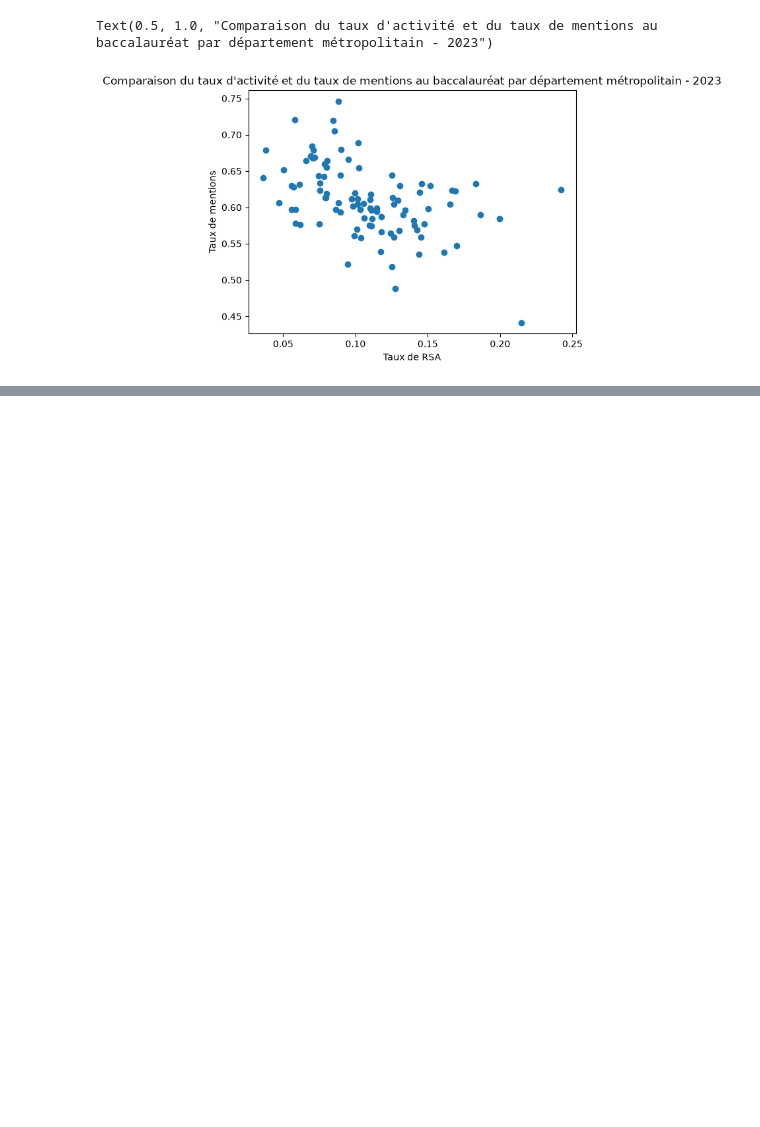
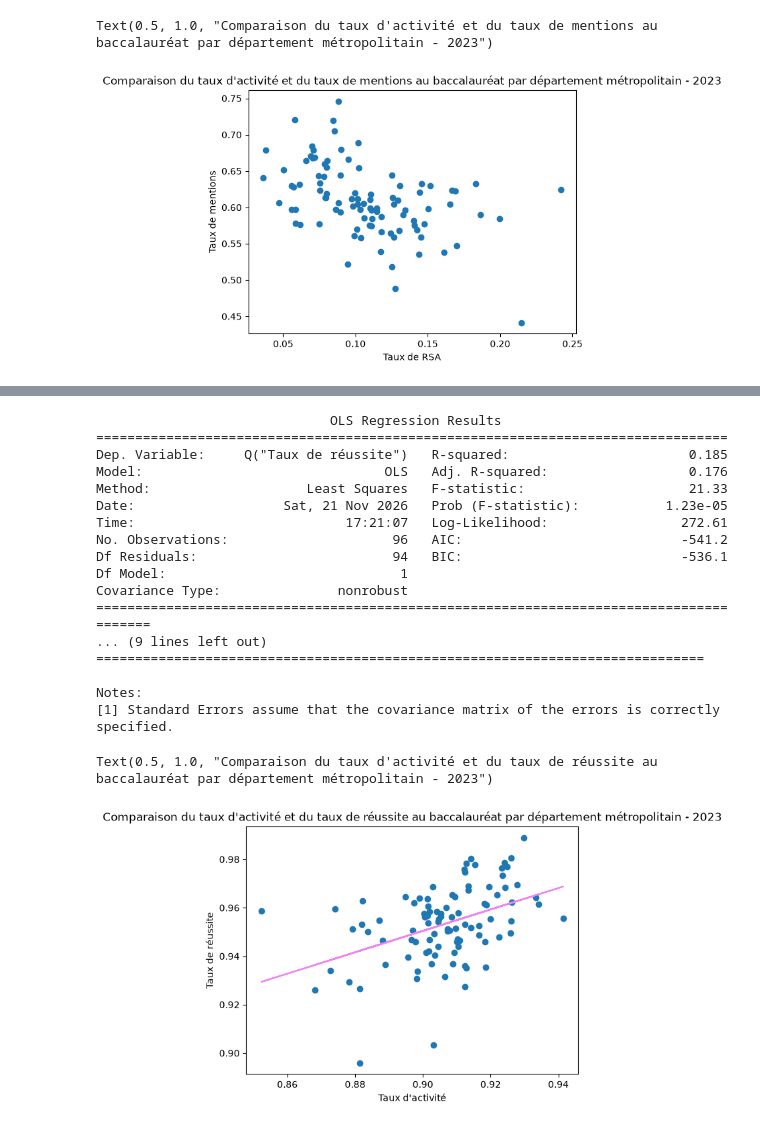
Before and after one commit to ma2nons/Projet-python, a Jupyter notebook: département/test_niveau dep.ipynb, the cells around one changed output, grey strips where cells are left out. Saved outputs shown, nothing was run; the diff lists cells and outputs as text; code cells hidden in the pictures; blank space fills up the shorter version.

```diff
--- a/département/test_niveau dep.ipynb
+++ b/département/test_niveau dep.ipynb
@@ -403,0 +417,39 @@ Text(0.5, 1.0, "Comparaison du taux d'activité et du taux de mentions au baccal
+# %%
+results = smf.ols(
+    """Q("Taux de réussite") ~ Q("Taux d'activité")""",
+    data=rsa_bac_metropole
+).fit()
+
+print(results.summary())
+
+plt.scatter(rsa_bac_metropole["Taux d'activité"],rsa_bac_metropole["Taux de réussite"])
+plt.plot(
+    rsa_bac_metropole["Taux d'activité"],
+    results.fittedvalues,
+    color="violet",
+    label="Droite de régression"
+)
+
+plt.xlabel("Taux d'activité")
+plt.ylabel("Taux de réussite")
+plt.title("Comparaison du taux d'activité et du taux de réussite au baccalauréat par département métropolitain - 2023")
+# %% [output]
+                              OLS Regression Results
+=================================================================================
+Dep. Variable:     Q("Taux de réussite")   R-squared:                       0.185
+Model:                               OLS   Adj. R-squared:                  0.176
+Method:                    Least Squares   F-statistic:                     21.33
+Date:                   Sat, 21 Nov 2026   Prob (F-statistic):           1.23e-05
+Time:                           17:21:07   Log-Likelihood:                 272.61
+No. Observations:                     96   AIC:                            -541.2
+Df Residuals:                         94   BIC:                            -536.1
+Df Model:                              1
+Covariance Type:               nonrobust
+========================================================================================
+... (9 lines left out)
+==============================================================================
+
+Notes:
+[1] Standard Errors assume that the covariance matrix of the errors is correctly specified.
+Text(0.5, 1.0, "Comparaison du taux d'activité et du taux de réussite au baccalauréat par département métropolitain - 2023")
+[figure, added]
```
Also changed, not shown: parts of 14 cells of this notebook, 16 other files.
